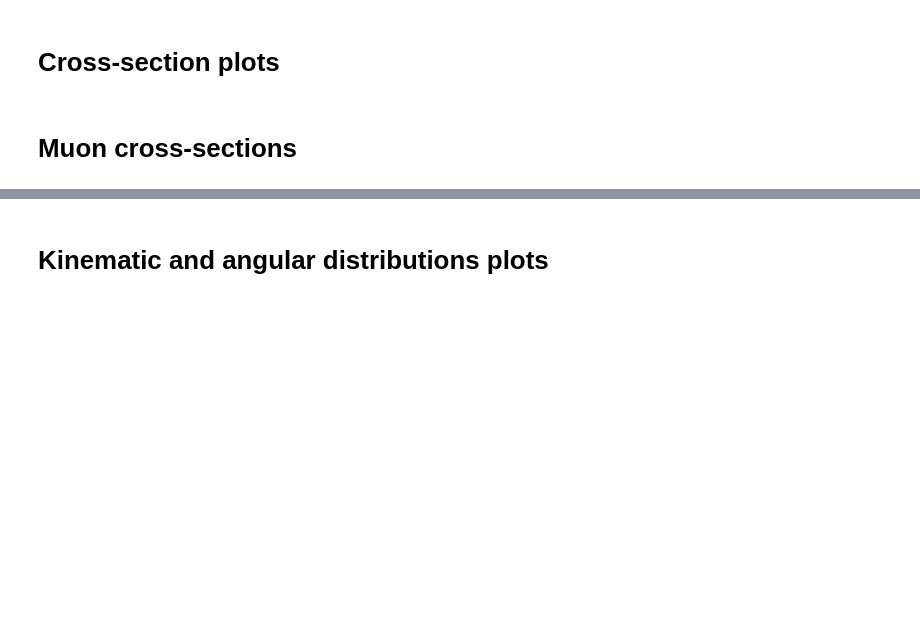
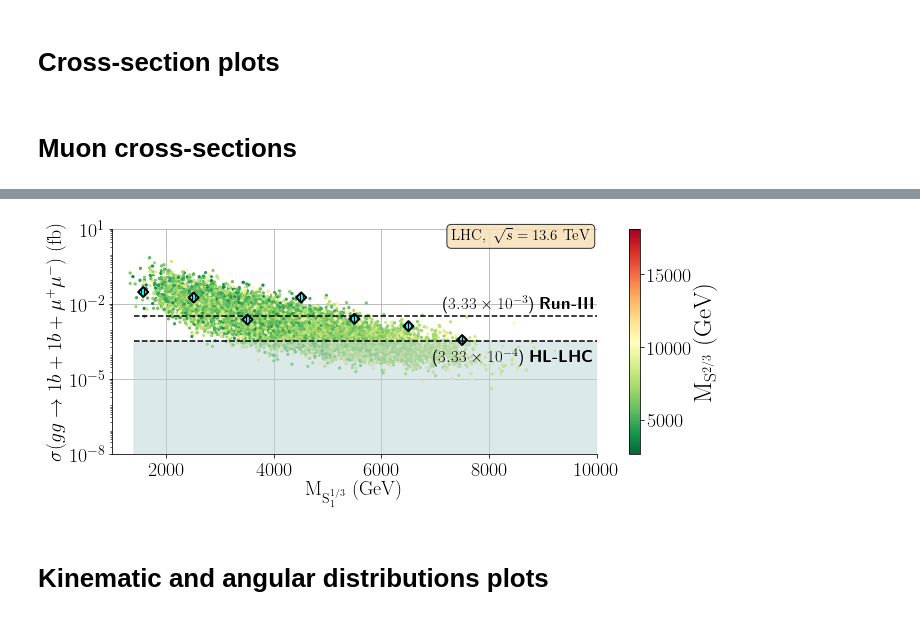
Before and after one commit to Mrazi09/LQ_collider_project, a Jupyter notebook: Plots/Plots.ipynb, the cells around one changed output, grey strips where cells are left out. Cells and saved outputs as stored; diff of their text form; code cells hidden in the pictures; blank space fills up the shorter version.

```diff
--- a/Plots/Plots.ipynb
+++ b/Plots/Plots.ipynb
@@ -142,3 +210,63 @@ plt.savefig('/home/felipe/JoaoPino/1-LQsCollider_project/Plots/mS1_vs_xsecGluonS
+# %%
+plt.figure(figsize=(10.5, 4.5))
+ax = plt.subplot(111)
+xs = Data_muon['mS1']
+ys = Data_muon['xsec_GluonSplit (fb)']
+zs = Data_muon['mR']
+scat = ax.scatter(x=xs, y=ys, s=5.0, c=zs, marker="o", cmap="RdYlGn_r", rasterized=True)
+colorb=plt.colorbar(scat,pad=0.05,fraction=0.2)
+colorb.set_label(r'$\mathrm{M_{S^{2/3}}~(GeV)}$', fontsize=25)
+
+
+### RUN-III sensitivity line ###
+N = 1000
+run_III = 1/300
+sen_III = run_III*np.ones(N)
+xline = np.linspace(1400, 10000, 1000)
+run_III_xsec = ("$"+str(f"{run_III:.2e}").replace("e", "\\times 10^{")+"}$").replace("03", "3")
+
+plt.text(7150,1.9*run_III,'({Xsec})~\\textbf{{Run-III}}'.format(Xsec = run_III_xsec),fontsize=17)
+plt.plot(xline,sen_III,'--k')
+
+### HL-LHC sensitivity line ###
+N = 1000
+run_HL = 1/3000
+sen_HL = run_HL*np.ones(N)
+xline = np.linspace(1400, 10000, 1000)
+run_HL_xsec = ("$"+str(f"{run_HL:.2e}").replace("e", "\\times 10^{")+"}$").replace("04", "4")
+
+plt.text(6950,0.15*run_HL,'({Xsec})~\\textbf{{HL-LHC}}'.format(Xsec = run_HL_xsec),fontsize=17)
+plt.fill_between(x=xline,y1=0,y2=run_HL,alpha=0.5,color="#bad4d4")
+plt.plot(xline,sen_HL,'--k')
+
+#Benchmarks
+plt.scatter(Data_1p5TeV['mS1'], Data_1p5TeV['xsec_GluonSplit (fb)'], marker = "D", color='cyan', edgecolor='black', hatch = '||||', s=50, linewidth=2.0)
+plt.scatter(Data_2p5TeV['mS1'], Data_2p5TeV['xsec_GluonSplit (fb)'], marker = "D", color='cyan', edgecolor='black', hatch = '||||', s=50, linewidth=2.0)
+plt.scatter(Data_3p5TeV['mS1'], Data_3p5TeV['xsec_GluonSplit (fb)'], marker = "D", color='cyan', edgecolor='black', hatch = '||||', s=50, linewidth=2.0)
+plt.scatter(Data_4p5TeV['mS1'], Data_4p5TeV['xsec_GluonSplit (fb)'], marker = "D", color='cyan', edgecolor='black', hatch = '||||', s=50, linewidth=2.0)
+plt.scatter(Data_5p5TeV['mS1'], Data_5p5TeV['xsec_GluonSplit (fb)'], marker = "D", color='cyan', edgecolor='black', hatch = '||||', s=50, linewidth=2.0)
+plt.scatter(Data_6p5TeV['mS1'], Data_6p5TeV['xsec_GluonSplit (fb)'], marker = "D", color='cyan', edgecolor='black', hatch = '||||', s=50, linewidth=2.0)
+plt.scatter(Data_7p5TeV['mS1'], Data_7p5TeV['xsec_GluonSplit (fb)'], marker = "D", color='cyan', edgecolor='black', hatch = '||||', s=50, linewidth=2.0)
+
+props = dict(boxstyle='round', facecolor='wheat', alpha=0.8)
+plt.text(0.70, 0.95, '$\mathrm{{LHC}},~\sqrt{{s}} = 13.6~\mathrm{{TeV}}$', transform=plt.gca().transAxes, bbox=props, fontsize=15.)
+
+
+plt.xlabel(r'$\mathrm{M_{S^{1/3}_1}~(GeV)}$')
+plt.ylabel(r'$\sigma (gg\rightarrow 1b + 1b + \mu^+\mu^-)~\mathrm{(fb)}$')
+plt.yscale('log')
+ax.yaxis.set_minor_locator(mticker.LogLocator(numticks=999, subs="auto"))
+#plt.xscale('log')
+plt.ylim([1e-8, 10])
+plt.xlim([1000, 10000])
+plt.grid()
+ax.set_axisbelow(True)
+#plt.show()
+plt.tight_layout()
+plt.savefig('/home/felipe/JoaoPino/1-LQsCollider_project/Plots/mS1_vs_xsecGluonSplit_mR_muon.png', bbox_inches='tight', dpi=1000.0)
+plt.savefig('/home/felipe/JoaoPino/1-LQsCollider_project/Plots/mS1_vs_xsecGluonSplit_mR_muon.pdf', bbox_inches='tight', dpi=500.0)
+# %% [output]
+[figure, added]
 # %% [markdown]
 # Kinematic and angular distributions plots
 # %%
```
Also changed, not shown: parts of 10 cells of this notebook, 13 other files.
